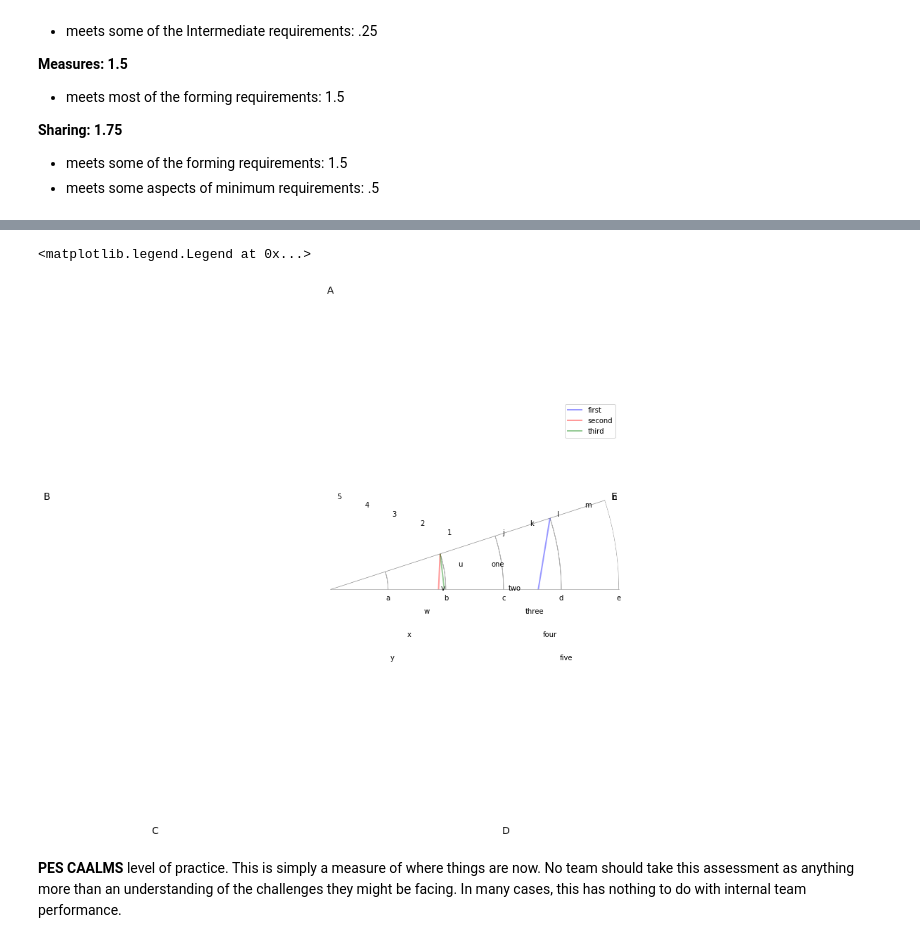
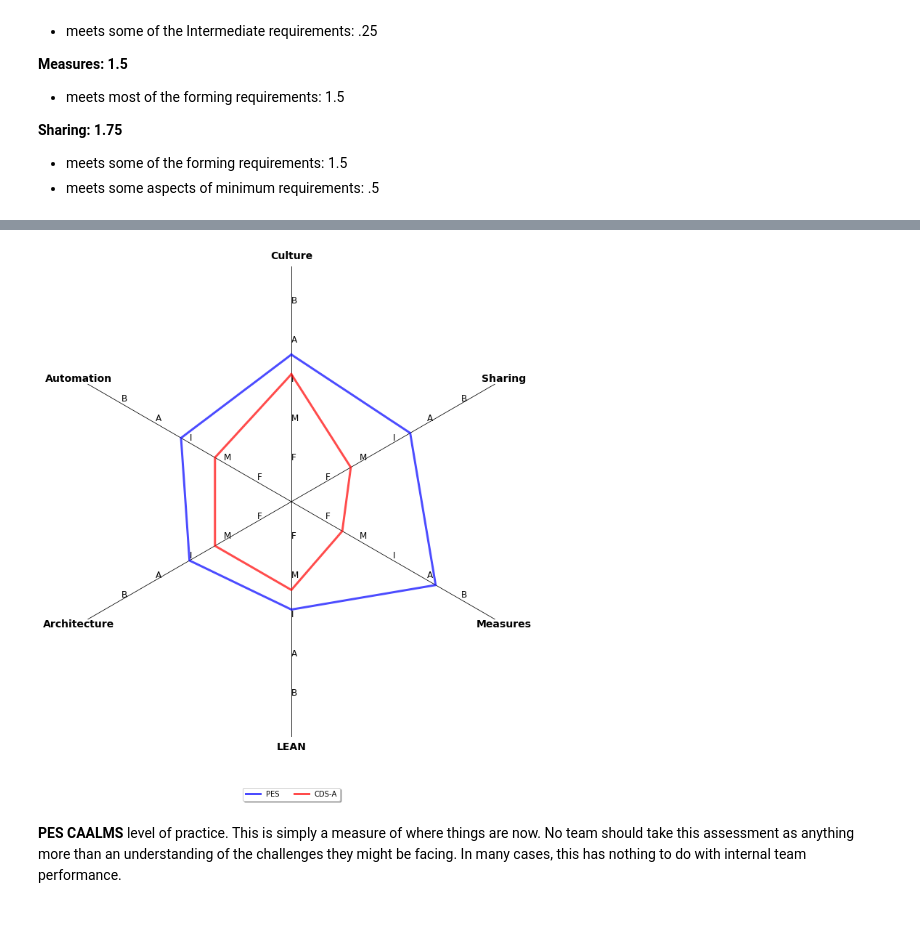
Before and after one commit to ewilansky/python_ds, a Jupyter notebook: AHL - CAALMS (level of practice).ipynb, the cells around one changed output, grey strips where cells are left out. Cells and saved outputs as stored; diff of their text form; code cells hidden in the pictures.

Commit message:
Consolidated all capability measures into subplots

```diff
--- a/AHL - CAALMS (level of practice).ipynb
+++ b/AHL - CAALMS (level of practice).ipynb
@@ -301,57 +52,63 @@ plt.show()
 # %%
+
 import numpy as np
 import pylab as pl
+import matplotlib.pyplot as py
 
 class Radar(object):
 
-    def __init__(self, fig, titles, labels, rect=None):
+    def __init__(self, fig, titles, label, rect=None):
         if rect is None:
-            rect = [0.05, 0.05, 0.95, 0.95]
+            # layout area for polar plot - axes postioning left, bottom, width, height in fractions of figure width and height
+            rect = [0.05, 0.15, 0.95, 0.75]
 
         self.n = len(titles)
-        self.angles = np.arange(90, 90+360, 360.0/self.n)
+        self.angles = [a if a <=360. else a - 360. for a in np.arange(90, 90+360, 360.0/self.n)]
         self.axes = [fig.add_axes(rect, projection="polar", label="axes%d" % i)
-                         for i in range(self.n)]
+                        for i in range(self.n)]
 
         self.ax = self.axes[0]
-        self.ax.set_thetagrids(self.angles, labels=titles, fontsize=14)
+        # these are the endpoints for CAALMS spelled-out
+        self.ax.set_thetagrids(self.angles, labels=titles, fontsize=14, weight="bold", color="black")
 
         for ax in self.axes[1:]:
             ax.patch.set_visible(False)
-            # ax.grid("off")
-            ax.grid()
+            ax.grid(False)
             ax.xaxis.set_visible(False)
+            self.ax.yaxis.grid(False)
 
-        for ax, angle, label in zip(self.axes, self.angles, labels):
-            ax.set_rgrids(range(1, 6), angle=angle, labels=label)
+        for ax, angle in zip(self.axes, self.angles):
+            ax.set_rgrids(range(1, 6), labels=label, angle=angle, fontsize=12)
+            # hide outer circle/spine
             ax.spines["polar"].set_visible(False)
-            ax.set_ylim(0, 5)
+            ax.set_ylim(0, 6)
+            ax.xaxis.grid(True,color='black',linestyle='-')
 
     def plot(self, values, *args, **kw):
         angle = np.deg2rad(np.r_[self.angles, self.angles[0]])
         values = np.r_[values, values[0]]
         self.ax.plot(angle, values, *args, **kw)
 
+fig = pl.figure(figsize=(12,12))
 
+titles = ['Culture', 'Automation', 'Architecture', 'LEAN', 'Measures', 'Sharing']
+label = list("FMIAB")
 
-fig = pl.figure(figsize=(6, 6))
+radar = Radar(fig, titles, label)
+radar.plot([3.75, 3.25, 3.0, 2.75, 4.25, 3.5], "-", lw=3, color="b", alpha=.7, label="PES")
+radar.plot([3.25, 2.25, 2.25, 2.25, 1.5, 1.75],"-", lw=3, color="r", alpha=.7, label="CDS-A")
 
-titles = list("ABCDE")
+radar.ax.legend(loc='upper center', bbox_to_anchor=(0.5, -0.10),
+      fancybox=True, shadow=True, ncol=4)
 
-labels = [
-    list("abcde"), list("12345"), list("uvwxy"),
-    ["one", "two", "three", "four", "five"],
-    list("jklmn")
-]
+pl.show()
 
-radar = Radar(fig, titles, labels)
-radar.plot([1, 3, 2, 5, 4],  "-", lw=2, color="b", alpha=0.4, label="first")
-radar.plot([2.3, 2, 3, 3, 2],"-", lw=2, color="r", alpha=0.4, label="second")
-radar.plot([3, 4, 3, 4, 2], "-", lw=2, color="g", alpha=0.4, label="third")
-radar.ax.legend()
+# for saving to file (convenience for inserting into pptx)
+# fig = py.gcf()
+# fig.set_size_inches(6, 10, forward=True)
+# fig.savefig('CAALMS.png', dpi=100, bbox_inches="tight", pad_inches=1)
 # %% [output]
-<matplotlib.legend.Legend at 0x...>
-[figure, old version]
+[figure, new version]
 # %% [markdown]
 **PES CAALMS** level of practice. This is simply a measure of where things are now. No team should take this assessment as anything more than an understanding of the challenges they might be facing. In many cases, this has nothing to do with internal team performance.
 
```
Also changed, not shown: parts of 4 cells of this notebook.
